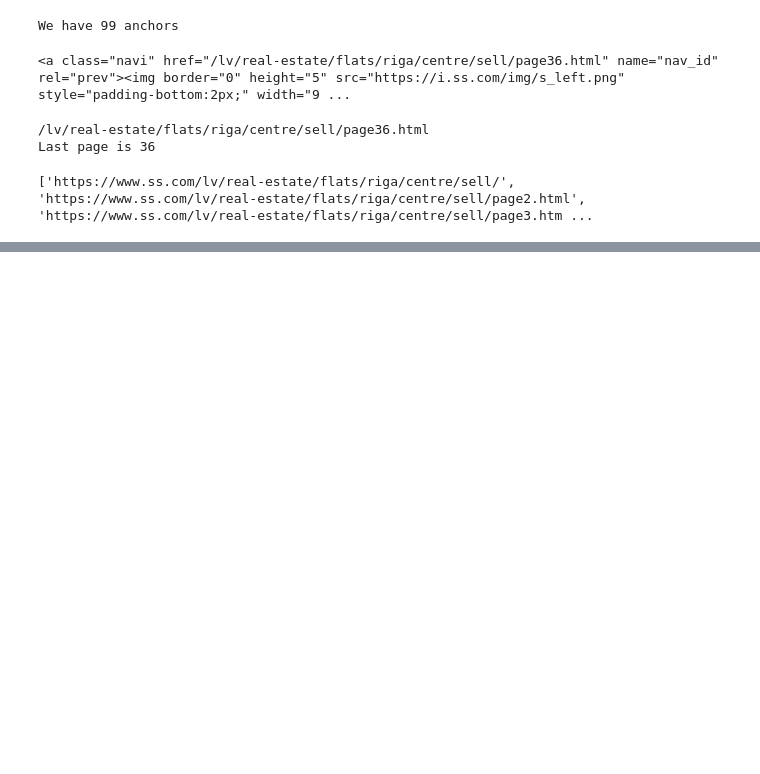
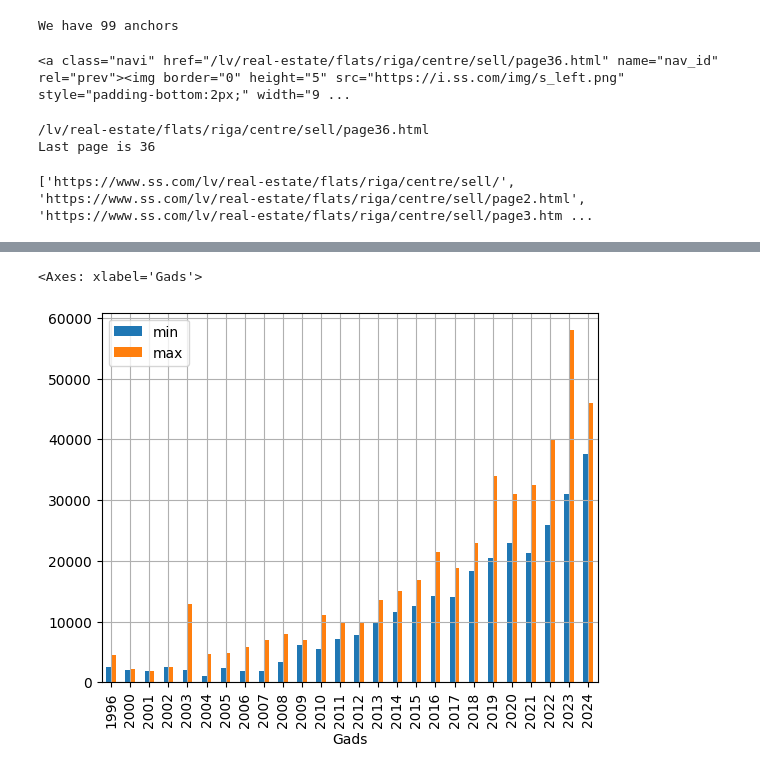
Before and after one commit to ValRCS/DAS_Python_24, a Jupyter notebook: A29_Group/Topic_15_Web_Scraping/WebScraping_Apartments.ipynb, the cells around one changed output, grey strips where cells are left out. Drawn from its saved outputs; the diff is of its cells as text; code cells hidden in the pictures; blank space fills up the shorter version.

```diff
--- a/A29_Group/Topic_15_Web_Scraping/WebScraping_Apartments.ipynb
+++ b/A29_Group/Topic_15_Web_Scraping/WebScraping_Apartments.ipynb
@@ -524,0 +557,5 @@ toyota_df.to_excel(filename, index=False) # we do not want index column
+# %%
+# let us make Gads numeric
+toyota_df["Gads"] = pd.to_numeric(toyota_df["Gads"], errors='coerce')
+# now let's describe all
+toyota_df.describe(include="all")
@@ -524,0 +575,14 @@ toyota_df.to_excel(filename, index=False) # we do not want index column
+# %%
+# now let us create price column
+# it will be based on Cena column
+# but we need to remove € and remove , then strip and convert to numeric
+toyota_df["price"] = toyota_df["Cena"].str.replace(" €", "")
+# now that I have price I could remove , from it
+# i assume pandas does not have price method
+toyota_df.price = toyota_df.price.str.replace(",", "")
+# not strip
+toyota_df.price = toyota_df.price.str.strip()
+# convert to numeric
+toyota_df.price = pd.to_numeric(toyota_df.price, errors='coerce')
+# now describe only numeric columns
+toyota_df.describe() # by default only numeric columns
@@ -524,0 +610,7 @@ toyota_df.to_excel(filename, index=False) # we do not want index column
+# %%
+# let us only get rav4 model
+rav4_df = toyota_df[toyota_df["Modelis"] == "RAV 4"]
+# shape
+print(rav4_df.shape)
+# head
+rav4_df.head()
@@ -524,0 +625,6 @@ toyota_df.to_excel(filename, index=False) # we do not want index column
+# %%
+# let us group rav4 by year and get min avg and max price
+rav4_grouped = rav4_df.groupby("Gads")["price"].agg(["count","min", "mean", "max"])
+# note you can make your own aggregation functions
+# print rav4_grouped
+rav4_grouped
@@ -524,0 +650,8 @@ toyota_df.to_excel(filename, index=False) # we do not want index column
+# %%
+# let us plot rav4_grouped min and max values as single bar plot
+# add y grid lines
+rav4_grouped[["min", "max"]].plot(kind="bar", grid=True)
+# rav4_grouped[["min", "max"]].plot(kind="bar")
+# %% [output]
+<Axes: xlabel='Gads'>
+[figure, added]
```
Also changed, not shown: parts of 11 cells of this notebook.
